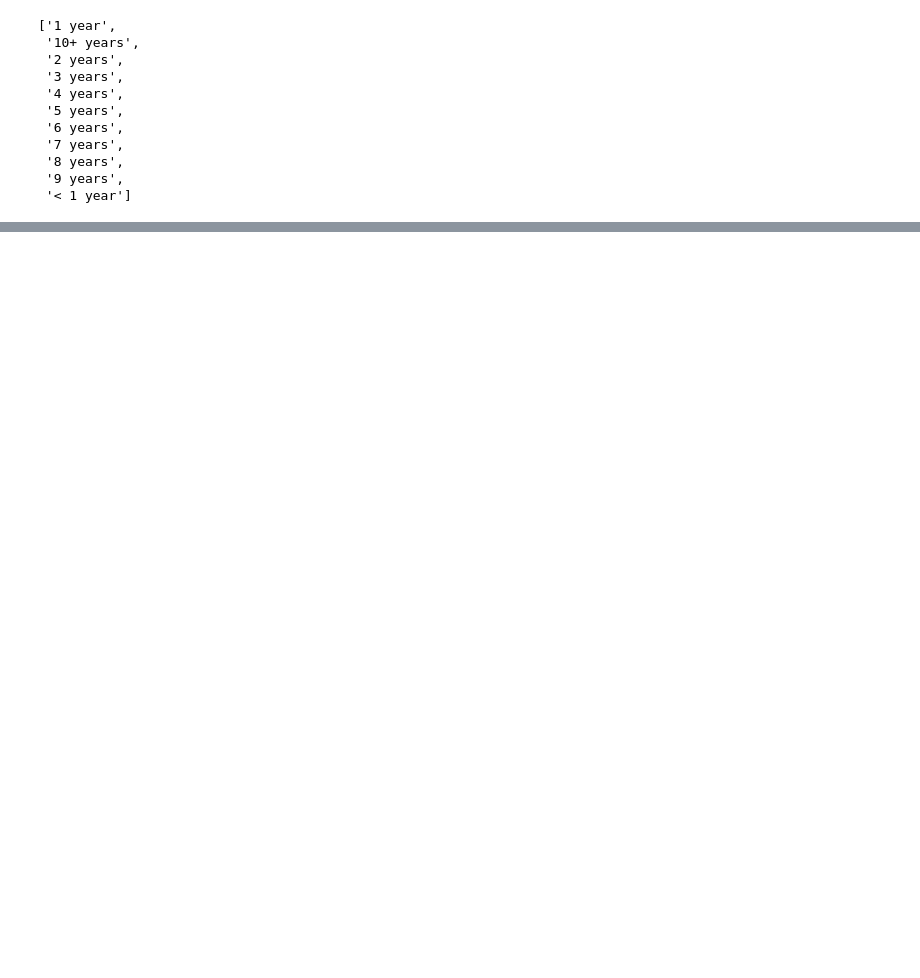
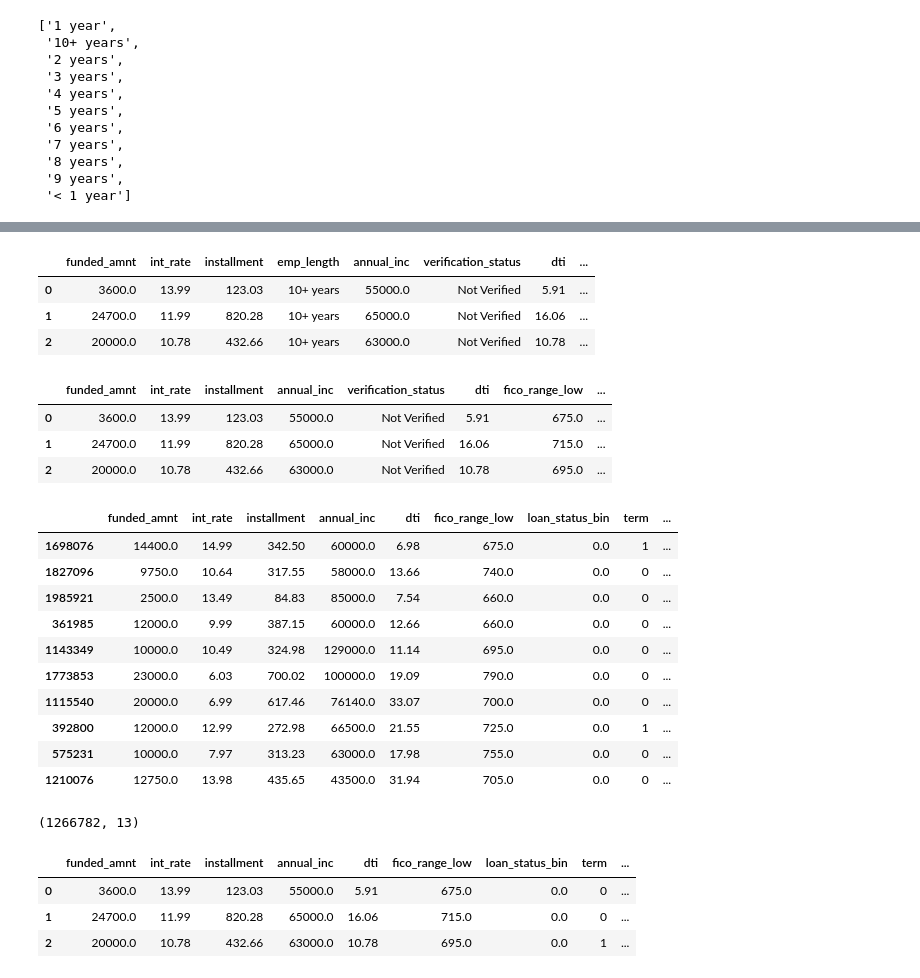
Before and after one commit to Amar-raj-j6380/Lending_Club, a Jupyter notebook: 4. Paid In Full vs Defaulted/Preprocess - 10 features.ipynb, the cells around one changed output, grey strips where cells are left out. Drawn from its saved outputs; the diff is of its cells as text; code cells hidden in the pictures; blank space fills up the shorter version.

```diff
--- a/4. Paid Off vs Defaulted/Acc Loans - Choose Feat + Data Clean.ipynb
+++ b/4. Paid In Full vs Defaulted/Preprocess - 10 features.ipynb
@@ -447,0 +459,3 @@ df4
+# %%
+new_df = ordinal_encode(temp, 'grade')
+new_df.head(5)
@@ -447,0 +469,3 @@ df4
+# %%
+#Check Ordinal Encoding:
+temp = ordinal_temp(new_df, 'emp_length', emp_ordering)
@@ -447,0 +486,45 @@ df4
+# %%
+temp.head(3)
+# %% [output]
+|  | funded_amnt | int_rate | installment | emp_length | annual_inc | verification_status | dti | ... |
+| 0 | 3600.0 | 13.99 | 123.03 | 10+ years | 55000.0 | Not Verified | 5.91 | ... |
+| 1 | 24700.0 | 11.99 | 820.28 | 10+ years | 65000.0 | Not Verified | 16.06 | ... |
+| 2 | 20000.0 | 10.78 | 432.66 | 10+ years | 63000.0 | Not Verified | 10.78 | ... |
+# %%
+new_df = ordinal_encode(temp, 'emp_length')
+new_df.head(3)
+# %% [output]
+|  | funded_amnt | int_rate | installment | annual_inc | verification_status | dti | fico_range_low | ... |
+| 0 | 3600.0 | 13.99 | 123.03 | 55000.0 | Not Verified | 5.91 | 675.0 | ... |
+| 1 | 24700.0 | 11.99 | 820.28 | 65000.0 | Not Verified | 16.06 | 715.0 | ... |
+| 2 | 20000.0 | 10.78 | 432.66 | 63000.0 | Not Verified | 10.78 | 695.0 | ... |
+# %%
+#Dummify nominal features:
+numerical_df = onehot_encode(new_df, 'verification_status')
+# %%
+#Check
+numerical_df.sample(10)
+# %% [output]
+|  | funded_amnt | int_rate | installment | annual_inc | dti | fico_range_low | loan_status_bin | term | ... |
+| 1698076 | 14400.0 | 14.99 | 342.50 | 60000.0 | 6.98 | 675.0 | 0.0 | 1 | ... |
+| 1827096 | 9750.0 | 10.64 | 317.55 | 58000.0 | 13.66 | 740.0 | 0.0 | 0 | ... |
+| 1985921 | 2500.0 | 13.49 | 84.83 | 85000.0 | 7.54 | 660.0 | 0.0 | 0 | ... |
+| 361985 | 12000.0 | 9.99 | 387.15 | 60000.0 | 12.66 | 660.0 | 0.0 | 0 | ... |
+| 1143349 | 10000.0 | 10.49 | 324.98 | 129000.0 | 11.14 | 695.0 | 0.0 | 0 | ... |
+| 1773853 | 23000.0 | 6.03 | 700.02 | 100000.0 | 19.09 | 790.0 | 0.0 | 0 | ... |
+| 1115540 | 20000.0 | 6.99 | 617.46 | 76140.0 | 33.07 | 700.0 | 0.0 | 0 | ... |
+| 392800 | 12000.0 | 12.99 | 272.98 | 66500.0 | 21.55 | 725.0 | 0.0 | 1 | ... |
+| 575231 | 10000.0 | 7.97 | 313.23 | 63000.0 | 17.98 | 755.0 | 0.0 | 0 | ... |
+| 1210076 | 12750.0 | 13.98 | 435.65 | 43500.0 | 31.94 | 705.0 | 0.0 | 0 | ... |
+# %%
+#Shape should change, check:
+numerical_df.shape
+# %% [output]
+(1266782, 13)
+# %%
+numerical_df.head(3)
+# %% [output]
+|  | funded_amnt | int_rate | installment | annual_inc | dti | fico_range_low | loan_status_bin | term | ... |
+| 0 | 3600.0 | 13.99 | 123.03 | 55000.0 | 5.91 | 675.0 | 0.0 | 0 | ... |
+| 1 | 24700.0 | 11.99 | 820.28 | 65000.0 | 16.06 | 715.0 | 0.0 | 0 | ... |
+| 2 | 20000.0 | 10.78 | 432.66 | 63000.0 | 10.78 | 695.0 | 0.0 | 1 | ... |
```
Also changed, not shown: parts of 23 cells of this notebook.
